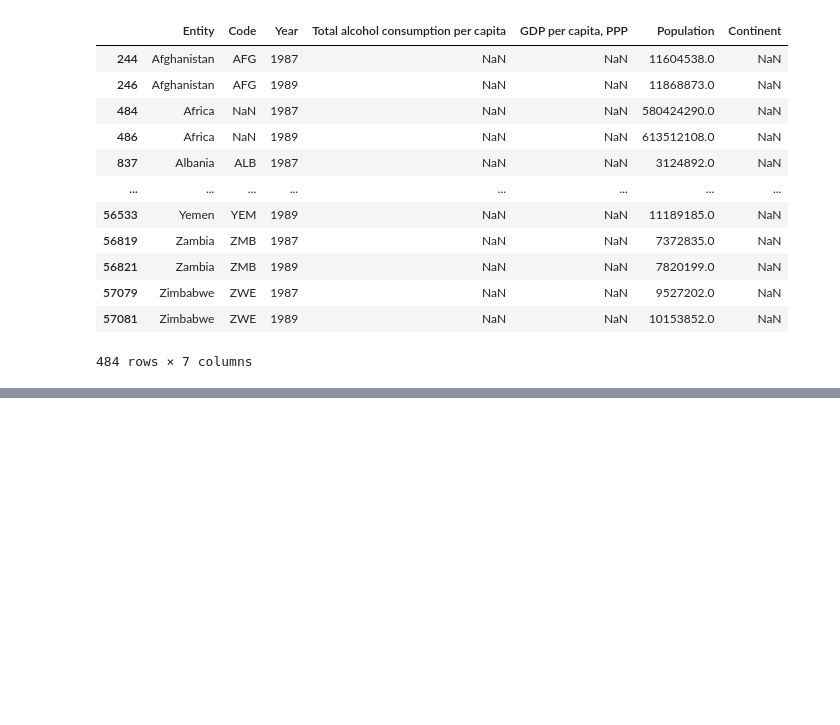
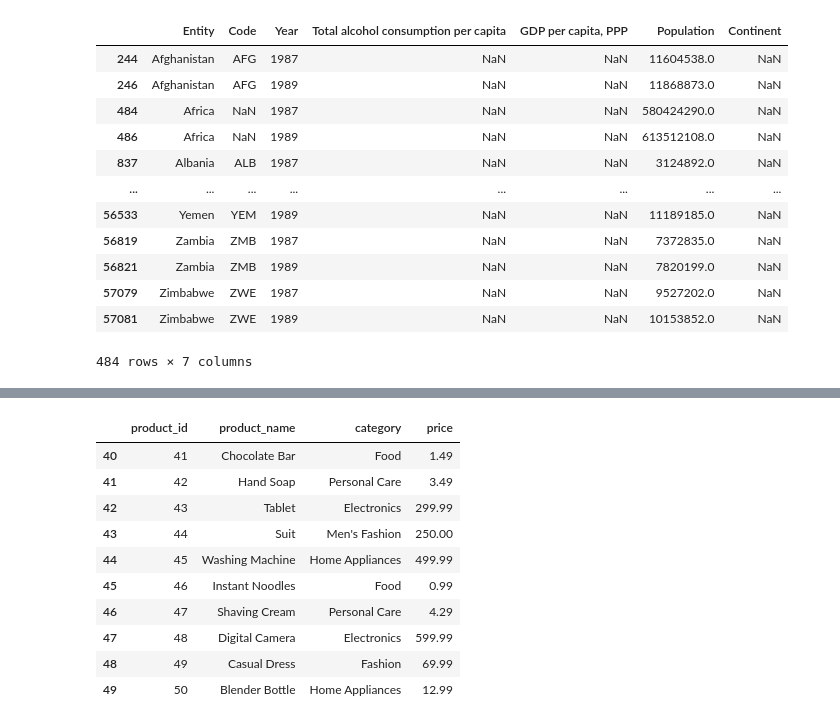
Before and after one commit to fasihh/paiFall24, a Jupyter notebook: Labs/06/K230018_06.ipynb, the cells around one changed output, grey strips where cells are left out. Saved outputs shown, nothing was run; the diff lists cells and outputs as text; code cells hidden in the pictures; blank space fills up the shorter version.

```diff
--- a/Labs/06/K230018_06.ipynb
+++ b/Labs/06/K230018_06.ipynb
@@ -116,0 +138,5 @@ ImportError: Missing optional dependency 'openpyxl'.  Use pip or conda to instal
+# %%
+orders = pd.read_csv('orders.csv')
+products = pd.read_csv('products.csv')
+orders['order_id'] = orders['order_id'].astype('object')
+products['product_id'] = products['product_id'].astype('object')
@@ -116,0 +155,15 @@ ImportError: Missing optional dependency 'openpyxl'.  Use pip or conda to instal
+# %%
+# last 10 of products
+products.tail(10)
+# %% [output]
+|  | product_id | product_name | category | price |
+| 40 | 41 | Chocolate Bar | Food | 1.49 |
+| 41 | 42 | Hand Soap | Personal Care | 3.49 |
+| 42 | 43 | Tablet | Electronics | 299.99 |
+| 43 | 44 | Suit | Men's Fashion | 250.00 |
+| 44 | 45 | Washing Machine | Home Appliances | 499.99 |
+| 45 | 46 | Instant Noodles | Food | 0.99 |
+| 46 | 47 | Shaving Cream | Personal Care | 4.29 |
+| 47 | 48 | Digital Camera | Electronics | 599.99 |
+| 48 | 49 | Casual Dress | Fashion | 69.99 |
+| 49 | 50 | Blender Bottle | Home Appliances | 12.99 |
```
Also changed, not shown: parts of 32 cells of this notebook, 2 other files.
